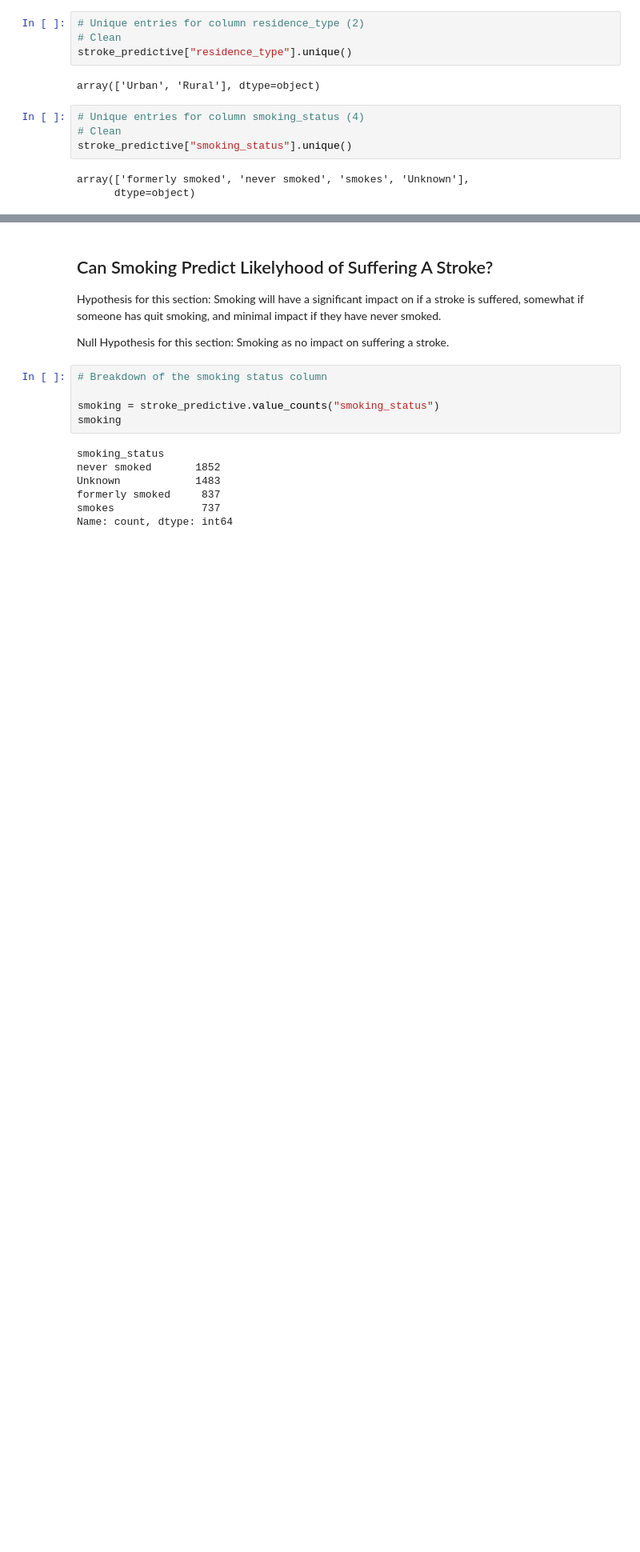
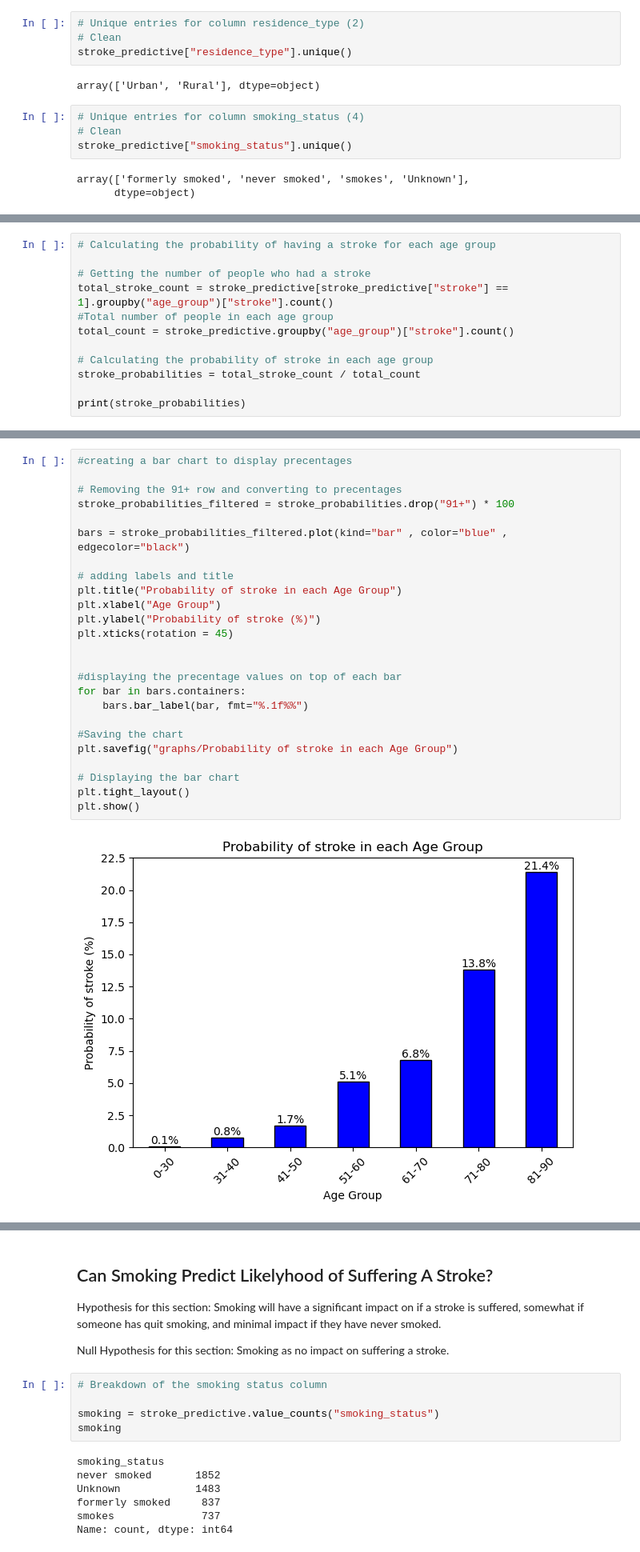
Before and after one commit to talazubi/project-1, a Jupyter notebook: project-1/cleaned_stroke_df.ipynb, the cells around one changed output, grey strips where cells are left out. Shown at 80% size. Cells and saved outputs as stored; diff of their text form; blank space fills up the shorter version.

```diff
--- a/project-1/cleaned_stroke_df.ipynb
+++ b/project-1/cleaned_stroke_df.ipynb
@@ -129,0 +214,12 @@ array(['formerly smoked', 'never smoked', 'smokes', 'Unknown'],
+# %%
+# Calculating the probability of having a stroke for each age group
+
+# Getting the number of people who had a stroke
+total_stroke_count = stroke_predictive[stroke_predictive["stroke"] == 1].groupby("age_group")["stroke"].count()
+#Total number of people in each age group
+total_count = stroke_predictive.groupby("age_group")["stroke"].count()
+
+# Calculating the probability of stroke in each age group
+stroke_probabilities = total_stroke_count / total_count
+
+print(stroke_probabilities)
@@ -129,0 +237,27 @@ array(['formerly smoked', 'never smoked', 'smokes', 'Unknown'],
+# %%
+#creating a bar chart to display precentages
+
+# Removing the 91+ row and converting to precentages
+stroke_probabilities_filtered = stroke_probabilities.drop("91+") * 100
+
+bars = stroke_probabilities_filtered.plot(kind="bar" , color="blue" , edgecolor="black")
+
+# adding labels and title
+plt.title("Probability of stroke in each Age Group")
+plt.xlabel("Age Group")
+plt.ylabel("Probability of stroke (%)")
+plt.xticks(rotation = 45)
+
+
+#displaying the precentage values on top of each bar
+for bar in bars.containers:
+    bars.bar_label(bar, fmt="%.1f%%")
+
+#Saving the chart
+plt.savefig("graphs/Probability of stroke in each Age Group")
+
+# Displaying the bar chart
+plt.tight_layout()
+plt.show()
+# %% [output]
+[figure, added]
```
Also changed, not shown: parts of 56 cells of this notebook.
